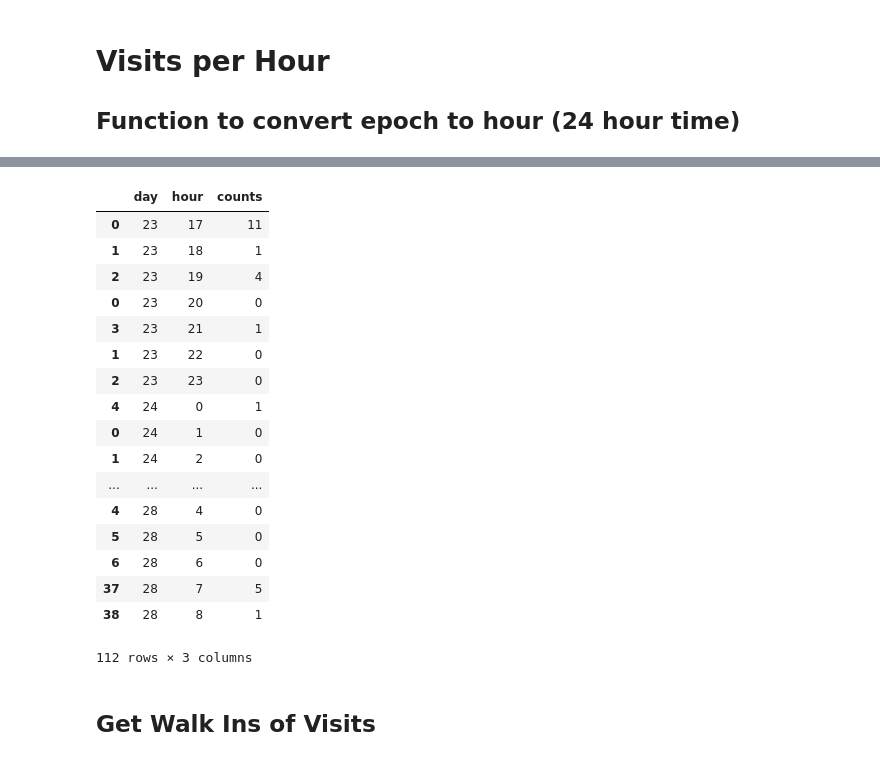
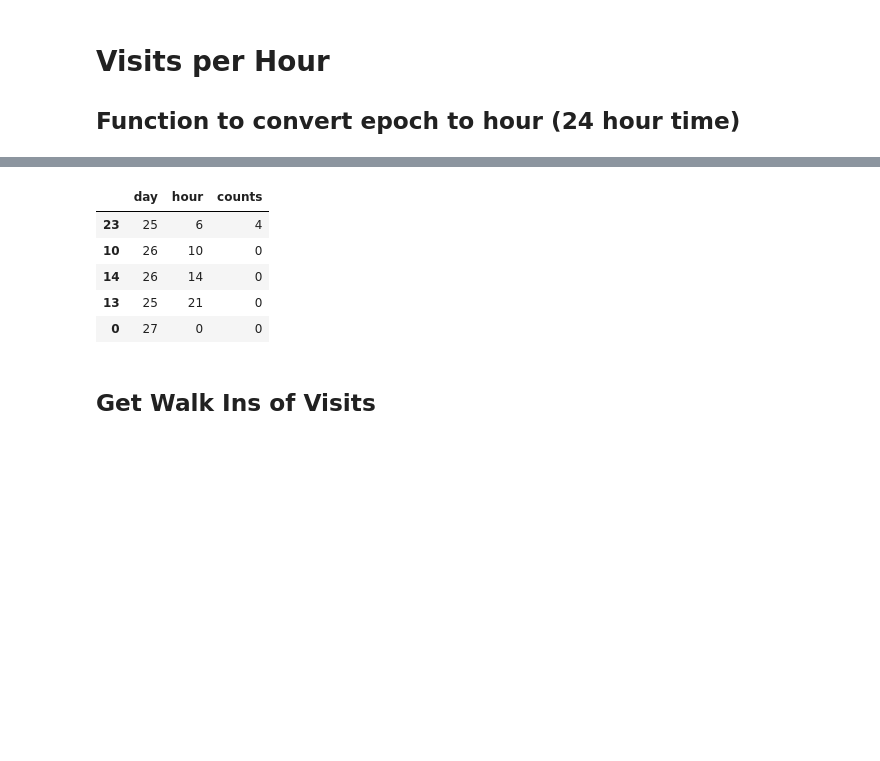
Before and after one commit to bachelor-2020/grideye-testing, a Jupyter notebook: GridEye Experiments.ipynb, the cells around one changed output, grey strips where cells are left out. Cells and saved outputs as stored; diff of their text form; code cells hidden in the pictures; blank space fills up the shorter version.

```diff
--- a/GridEye Experiments.ipynb
+++ b/GridEye Experiments.ipynb
@@ -890,51 +879,39 @@ def find_missing_items(int_list,day):
         smallest_item = min(original_set)
 
     # Create a super set of all items from smallest to largest
     full_set = set(xrange(smallest_item, largest_item + 1))
 
     # Missing items are the ones that are in the full_set, but not in
     # the original_set
     return sorted(list(full_set - original_set))
 
 first_day =  hour_sums["day"].iloc[0]
 last_day = hour_sums["day"].iloc[-1]
 for day in range(first_day,last_day+1):
     if day == first_day:
         temp = pd.DataFrame({"day":day,"hour":find_missing_items(hour_sums["hour"][hour_sums["day"] == day],day),"counts":0})
         temp = temp.reindex(columns=["day","hour","counts"])
         hour_sums_inserted = pd.concat([hour_sums[hour_sums["day"] == day],temp],axis=0).sort_values(by="hour")
         continue
 
     temp = pd.DataFrame({"day":day,"hour":find_missing_items(hour_sums["hour"][hour_sums["day"] == day],day),"counts":0})
     temp = temp.reindex(columns=["day","hour","counts"])
 
     currDay = pd.concat([hour_sums[hour_sums["day"] == day],temp],axis=0).sort_values(by="hour")
 
     hour_sums_inserted = pd.concat([hour_sums_inserted, currDay])
     prevDay = currDay
 
 
 hour_sums = hour_sums_inserted
-hour_sums
+hour_sums.sample(5)
 # %% [output]
 |  | day | hour | counts |
-| 0 | 23 | 17 | 11 |
-| 1 | 23 | 18 | 1 |
-| 2 | 23 | 19 | 4 |
-| 0 | 23 | 20 | 0 |
-| 3 | 23 | 21 | 1 |
-| 1 | 23 | 22 | 0 |
-| 2 | 23 | 23 | 0 |
-| 4 | 24 | 0 | 1 |
-| 0 | 24 | 1 | 0 |
-| 1 | 24 | 2 | 0 |
-| ... | ... | ... | ... |
-| 4 | 28 | 4 | 0 |
-| 5 | 28 | 5 | 0 |
-| 6 | 28 | 6 | 0 |
-| 37 | 28 | 7 | 5 |
-| 38 | 28 | 8 | 1 |
+| 23 | 25 | 6 | 4 |
+| 10 | 26 | 10 | 0 |
+| 14 | 26 | 14 | 0 |
+| 13 | 25 | 21 | 0 |
+| 0 | 27 | 0 | 0 |
-112 rows × 3 columns
 # %% [markdown]
 
 ## Get Walk Ins of Visits
```
Also changed, not shown: parts of 33 cells of this notebook, 1 other file.
